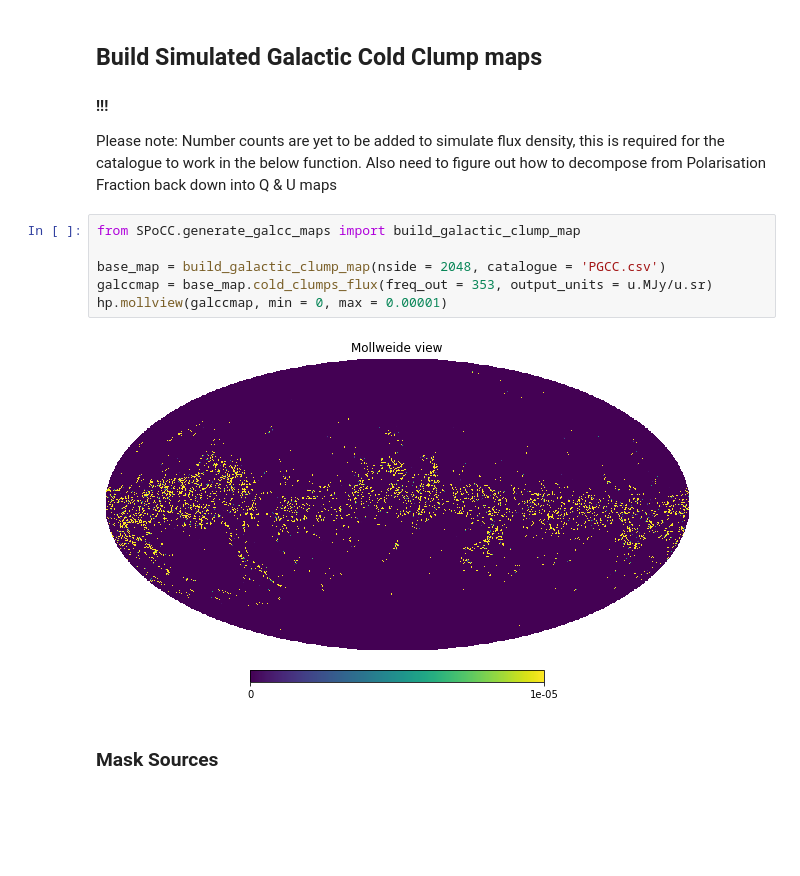
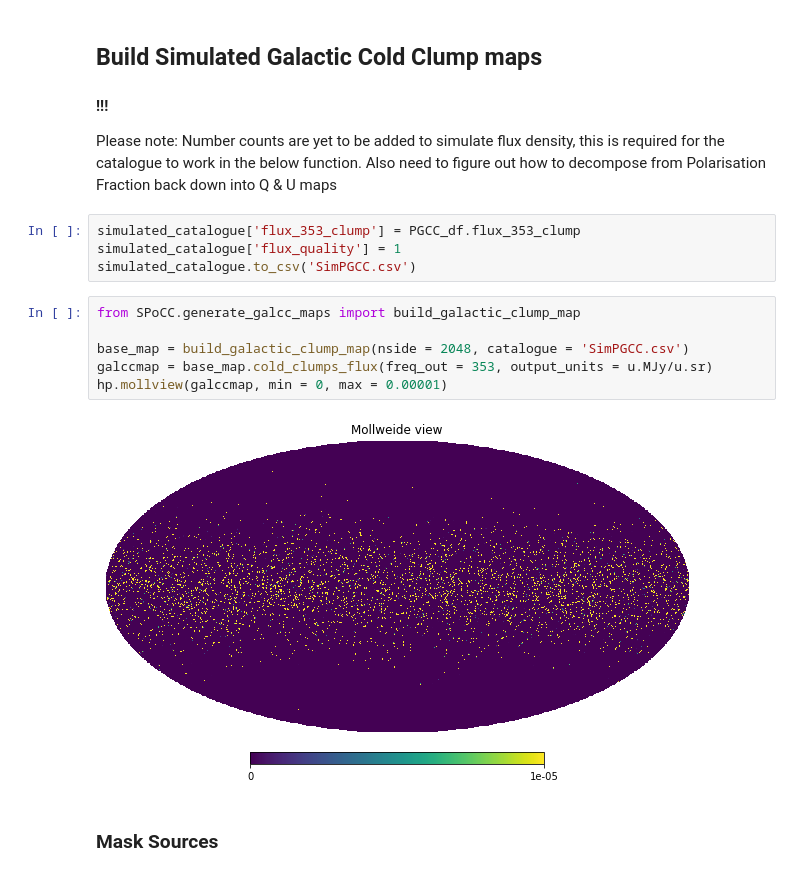
Before and after one commit to justinc97/SO_Galactic_Cold_Clumps, a Jupyter notebook: SPoCC.ipynb, the cells around one changed output. Saved outputs shown, nothing was run; the diff lists cells and outputs as text; blank space fills up the shorter version.

```diff
--- a/SPoCC.ipynb
+++ b/SPoCC.ipynb
@@ -272,14 +287,18 @@ simulated_catalogue.to_csv('SimPGCC.csv')
 
 #### !!!
 Please note: Number counts are yet to be added to simulate flux density, this is required for the catalogue to work in the below function. Also need to figure out how to decompose from Polarisation Fraction back down into Q & U maps
+# %%
+simulated_catalogue['flux_353_clump'] = PGCC_df.flux_353_clump
+simulated_catalogue['flux_quality'] = 1
+simulated_catalogue.to_csv('SimPGCC.csv')
 # %%
 from SPoCC.generate_galcc_maps import build_galactic_clump_map
 
-base_map = build_galactic_clump_map(nside = 2048, catalogue = 'PGCC.csv')
+base_map = build_galactic_clump_map(nside = 2048, catalogue = 'SimPGCC.csv')
 galccmap = base_map.cold_clumps_flux(freq_out = 353, output_units = u.MJy/u.sr)
 hp.mollview(galccmap, min = 0, max = 0.00001)
 # %% [output]
-[figure, old version]
+[figure, new version]
 # %% [markdown]
 ### Mask Sources
 # %%
```
Also changed, not shown: parts of 6 cells of this notebook, 1 other file.
